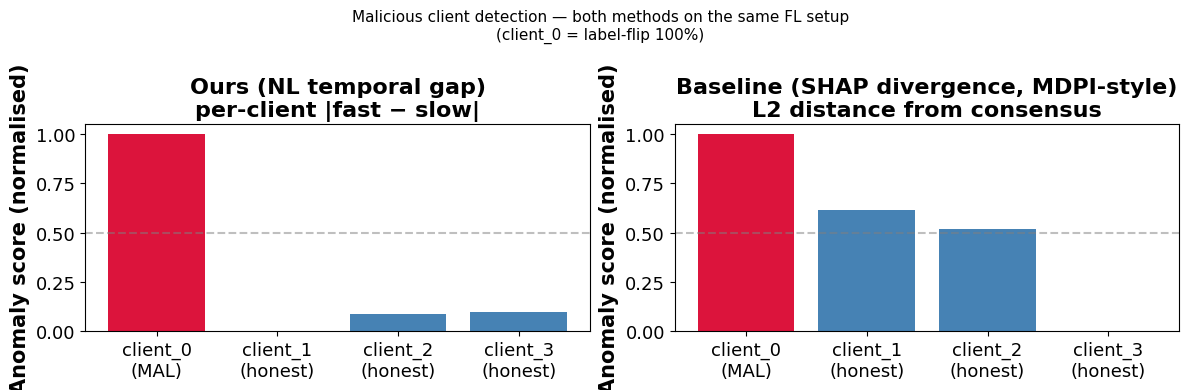
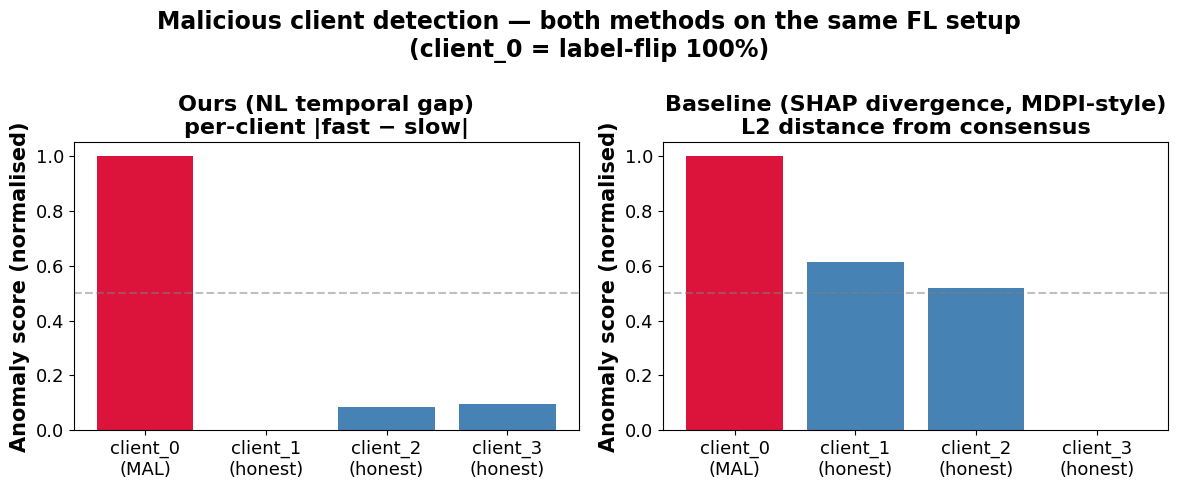
The notebook cell's code change between the first figure and the second:
--- before
+++ after
@@ -7,5 +7,5 @@
 labels = [f'client_{i}\n({"MAL" if i==MALICIOUS_CLIENT else "honest"})' for i in cids]
 
-fig, axes = plt.subplots(1, 2, figsize=(12, 4))
+fig, axes = plt.subplots(1, 2, figsize=(12, 5))
 colors = ['crimson' if i==MALICIOUS_CLIENT else 'steelblue' for i in cids]
 
@@ -20,5 +20,5 @@
 axes[1].axhline(0.5, color='gray', linestyle='--', alpha=0.5)
 
-plt.suptitle(f'Malicious client detection — both methods on the same FL setup\n(client_{MALICIOUS_CLIENT} = label-flip {int(FLIP_RATE*100)}%)', fontsize=11)
+plt.suptitle(f'Malicious client detection — both methods on the same FL setup\n(client_{MALICIOUS_CLIENT} = label-flip {int(FLIP_RATE*100)}%)', fontweight='bold')
 plt.tight_layout()
 out = FIG_DIR / 'figure_6_malicious_detection.png'

Commit: Fix Fig 6 suptitle bold + y-label cutoff